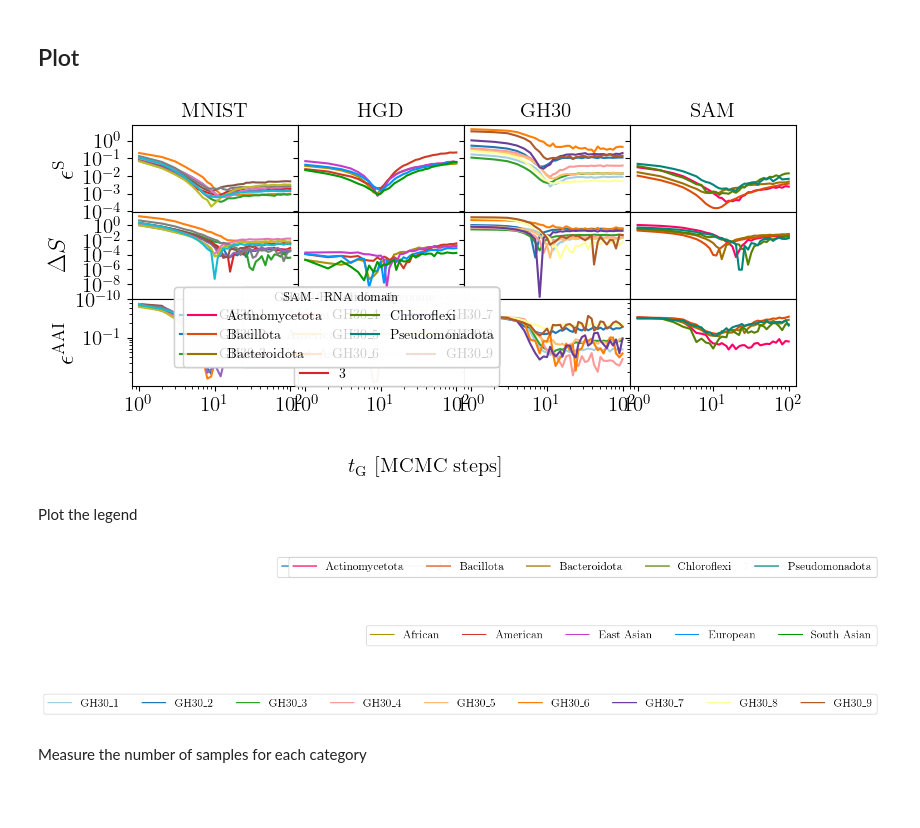
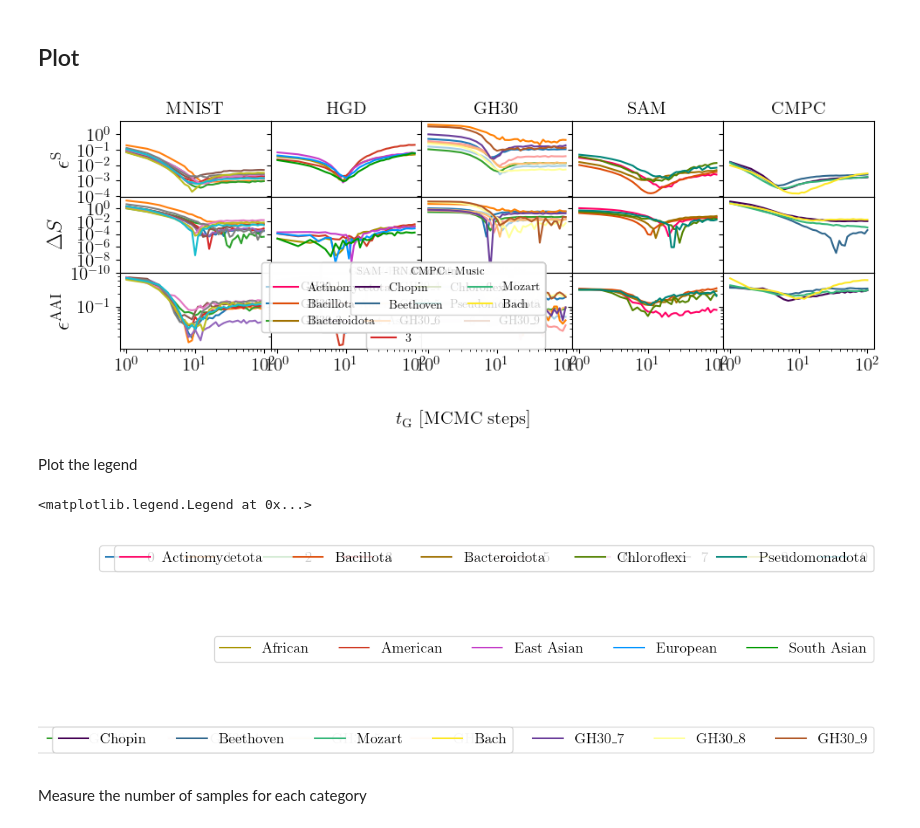
Before and after one commit to DsysDML/FeF, a Jupyter notebook: analysis.ipynb, the cells around one changed output. Saved outputs shown, nothing was run; the diff lists cells and outputs as text; code cells hidden in the pictures; blank space fills up the shorter version.

Commit message:
Added CMPC dataset

```diff
--- a/analysis.ipynb
+++ b/analysis.ipynb
@@ -214,7 +214,7 @@ for tg_index in range(1, len(record_times)):
 record_times = record_times[1:]
 sys.stderr.flush()
 # %%
-#record_times = record_times[1:]
+record_times = record_times[1:]
 # %%
 # save the data
 
@@ -250,15 +250,16 @@ f.close()
 # %% [markdown]
 ## Plot
 # %%
-fig = plt.figure(dpi=100, figsize=(8, 4))
-gs = fig.add_gridspec(3, 4, hspace=0, wspace=0)
-(ax_spectra1, ax_spectra2, ax_spectra3, ax_spectra4), (ax_entropy1, ax_entropy2, ax_entropy3, ax_entropy4), (ax_AAI1, ax_AAI2, ax_AAI3, ax_AAI4) = gs.subplots(sharex='col', sharey='row')
+fig = plt.figure(dpi=100, figsize=(10, 4))
+gs = fig.add_gridspec(3, 5, hspace=0, wspace=0)
+(ax_spectra1, ax_spectra2, ax_spectra3, ax_spectra4, ax_spectra5), (ax_entropy1, ax_entropy2, ax_entropy3, ax_entropy4, ax_entropy5), (ax_AAI1, ax_AAI2, ax_AAI3, ax_AAI4, ax_AAI5) = gs.subplots(sharex='col', sharey='row')
 
 # spectra
-data_MNIST = h5py.File('./results/FeF_scores/FeF_scores-MNIST/score_spectra.h5', 'r')
-data_DNA = h5py.File('./results/FeF_scores/FeF_scores-DNA/score_spectra.h5', 'r')
-data_GH30 = h5py.File('./results/FeF_scores/FeF_scores-GH30/score_spectra.h5', 'r')
-data_SAM = h5py.File('./results/FeF_scores/FeF_scores-SAM-Nh100-train/score_spectra.h5', 'r')
+data_MNIST = h5py.File('/home/lorenzo.rosset/RBM-Proteins/results/FeF_scores/FeF_scores-MNIST/score_spectra.h5', 'r')
+data_DNA = h5py.File('/home/lorenzo.rosset/RBM-Proteins/results/FeF_scores/FeF_scores-DNA/score_spectra.h5', 'r')
+data_GH30 = h5py.File('/home/lorenzo.rosset/RBM-Proteins/results/FeF_scores/FeF_scores-GH30/score_spectra.h5', 'r')
+data_SAM = h5py.File('/home/lorenzo.rosset/RBM-Proteins/results/FeF_scores/FeF_scores-SAM-Nh100-train/score_spectra.h5', 'r')
+data_CMPC = h5py.File('/home/lorenzo.rosset/FeF/results/CMPC/2grad/score_spectra.h5', 'r')
 
 n_labels = len(data_MNIST.keys())
 colors = cm.get_cmap('tab10', n_labels)
@@ -274,6 +275,9 @@ n_labels = len(data_SAM.keys())
 main_colors = ['#FF0064', '#DE4C08', '#A07100', '#538200', '#008579']
 SAM_labels = np.array(list(data_SAM.keys()))
 colors_SAM = {lab : col for lab, col in zip(SAM_labels, main_colors)}
+n_labels = len(data_CMPC.keys())
+colors = cm.get_cmap('viridis', n_labels)
+colors_CMPC = {lab : to_hex(colors(i)) for i, lab in enumerate(data_CMPC.keys())}
 
 ## MNIST
 for label in data_MNIST.keys():
@@ -292,18 +296,30 @@ for label in data_GH30.keys():
 for label in data_SAM.keys():
     ax_spectra4.plot(record_times, data_SAM[label][()], color=colors_SAM[label], label=label)
 
+## CMPC
+labels_map = {
+    '0' : 'Chopin',
+    '1' : 'Beethoven',
+    '2' : 'Mozart',
+    '3' : 'Bach',
+}
+for label in data_CMPC.keys():
+    ax_spectra5.plot(record_times, data_CMPC[label][()], color=colors_CMPC[label], label=labels_map[label])
+
 data_MNIST.close()
 data_DNA.close()
 data_GH30.close()
 data_SAM.close()
+data_CMPC.close()
 
 #######################################################################################
 
 # entropy
-data_MNIST = h5py.File('./results/FeF_scores/FeF_scores-MNIST/score_entropy.h5', 'r')
-data_DNA = h5py.File('./results/FeF_scores/FeF_scores-DNA/score_entropy.h5', 'r')
-data_GH30 = h5py.File('./results/FeF_scores/FeF_scores-GH30/score_entropy.h5', 'r')
-data_SAM = h5py.File('./results/FeF_scores/FeF_scores-SAM-Nh100-train/score_entropy.h5')
+data_MNIST = h5py.File('/home/lorenzo.rosset/RBM-Proteins/results/FeF_scores/FeF_scores-MNIST/score_entropy.h5', 'r')
+data_DNA = h5py.File('/home/lorenzo.rosset/RBM-Proteins/results/FeF_scores/FeF_scores-DNA/score_entropy.h5', 'r')
+data_GH30 = h5py.File('/home/lorenzo.rosset/RBM-Proteins/results/FeF_scores/FeF_scores-GH30/score_entropy.h5', 'r')
+data_SAM = h5py.File('/home/lorenzo.rosset/RBM-Proteins/results/FeF_scores/FeF_scores-SAM-Nh100-train/score_entropy.h5')
+data_CMPC = h5py.File('/home/lorenzo.rosset/FeF/results/CMPC/2grad/score_entropy.h5', 'r')
 
 ## MNIST
 for label in data_MNIST.keys():
@@ -321,19 +337,25 @@ for label in data_GH30.keys():
 for label in data_SAM.keys():
     ax_entropy4.plot(record_times, data_SAM[label][()]**2 + 2e-10, color=colors_SAM[label])
 
+## CMPC
+for label in data_CMPC.keys():
+    ax_entropy5.plot(record_times, data_CMPC[label][()]**2 + 2e-10, color=colors_CMPC[label])
+
 
 data_MNIST.close()
 data_DNA.close()
 data_GH30.close()
 data_SAM.close()
+data_CMPC.close()
 
 #######################################################################################
 
 # AAI
-data_MNIST = h5py.File('./results/FeF_scores/FeF_scores-MNIST/score_AAI.h5', 'r')
-data_DNA = h5py.File('./results/FeF_scores/FeF_scores-DNA/score_AAI.h5', 'r')
-data_GH30 = h5py.File('./results/FeF_scores/FeF_scores-GH30/score_AAI.h5', 'r')
-data_SAM = h5py.File('./results/FeF_scores/FeF_scores-SAM-Nh100-train/score_AAI.h5', 'r')
+data_MNIST = h5py.File('/home/lorenzo.rosset/RBM-Proteins/results/FeF_scores/FeF_scores-MNIST/score_AAI.h5', 'r')
+data_DNA = h5py.File('/home/lorenzo.rosset/RBM-Proteins/results/FeF_scores/FeF_scores-DNA/score_AAI.h5', 'r')
+data_GH30 = h5py.File('/home/lorenzo.rosset/RBM-Proteins/results/FeF_scores/FeF_scores-GH30/score_AAI.h5', 'r')
+data_SAM = h5py.File('/home/lorenzo.rosset/RBM-Proteins/results/FeF_scores/FeF_scores-SAM-Nh100-train/score_AAI.h5', 'r')
+data_CMPC = h5py.File('/home/lorenzo.rosset/FeF/results/CMPC/2grad/score_AAI.h5', 'r')
 
 ## MNIST
 for label in data_MNIST.keys():
@@ -351,10 +373,15 @@ for label in data_GH30.keys():
 for label in data_SAM.keys():
     ax_AAI4.plot(record_times, data_SAM[label][()], color=colors_SAM[label])
 
+## CMPC
+for label in data_CMPC.keys():
+    ax_AAI5.plot(record_times, data_CMPC[label][()], color=colors_CMPC[label])
+
 data_MNIST.close()
 data_DNA.close()
 data_GH30.close()
 data_SAM.close()
+data_CMPC.close()
 
 #######################################################################################
 
@@ -366,41 +393,45 @@ ax_spectra1.set_title('MNIST', size=15)
 ax_spectra2.set_title('HGD', size=15)
 ax_spectra3.set_title('GH30', size=15)
 ax_spectra4.set_title('SAM', size=15)
+ax_spectra5.set_title('CMPC', size=15)
 ax_spectra2.set_xscale('log')
 ax_spectra3.set_xscale('log')
 ax_spectra4.set_xscale('log')
+ax_spectra5.set_xscale('log')
 
 ax_entropy1.set_yscale('log')
 ax_entropy1.set_ylim(1e-10)
 ax_entropy1.set_ylabel(r'$\Delta S$', size=18)
 #ax_entropy1.axhline(y=0., ls='dashed', color='black', alpha=0.5)
 #ax_entropy2.axhline(y=0., ls='dashed', color='black', alpha=0.5)
 #ax_entropy3.axhline(y=0., ls='dashed', color='black', alpha=0.5)
 
 ax_AAI1.set_yscale('log')
 #ax_AAI1.set_ylim(1e-2)
 ax_AAI1.set_ylabel(r'$\epsilon^{\mathrm{AAI}}$', size=18)
 fig.supxlabel(r'$t_{\mathrm{G}}$ [MCMC steps]', size=15)
 
 for ax in fig.get_axes():
     ax.label_outer()
 
 ax_spectra1.yaxis.set_major_locator(LogLocator(base=10.0, numticks=10))
 ax_entropy1.yaxis.set_major_locator(LogLocator(base=10.0, numticks=10))
 ax_AAI1.yaxis.set_major_locator(LogLocator(base=10.0, numticks=20))
 
 h_MNIST, l_MNIST = ax_spectra1.get_legend_handles_labels()
 h_DNA, l_DNA = ax_spectra2.get_legend_handles_labels()
 h_GH30, l_GH30 = ax_spectra3.get_legend_handles_labels()
 h_SAM, l_SAM = ax_spectra4.get_legend_handles_labels()
+h_CMPC, l_CMPC = ax_spectra5.get_legend_handles_labels()
 fig.gca().add_artist(fig.legend(h_MNIST, l_MNIST, ncol=3, bbox_to_anchor=(0.6,0.5), fontsize=10, title='MNIST - Handwritten digits'))
 fig.gca().add_artist(fig.legend(h_DNA, l_DNA, ncol=2, bbox_to_anchor=(0.6,0.5), fontsize=10, title='HGD - Human genome'))
 fig.gca().add_artist(fig.legend(h_GH30, [l.replace('_', '\_') for l in l_GH30], ncol=3, bbox_to_anchor=(0.6,0.5), fontsize=10, title='GH30 - Protein family'))
 fig.gca().add_artist(fig.legend(h_SAM, [l.replace('_', '\_') for l in l_SAM], ncol=2, bbox_to_anchor=(0.6,0.5), fontsize=10, title='SAM - RNA domain'))
+fig.gca().add_artist(fig.legend(h_CMPC, l_CMPC, ncol=2, bbox_to_anchor=(0.6,0.5), fontsize=10, title='CMPC - Music'))
 fig.tight_layout()
-fig.savefig('/home/lorenzo.rosset/Documents/drawings/FeF/svg/scores_vs_time_v3.svg')
+fig.savefig('/home/lorenzo.rosset/FeF/results/images/scores_vs_time_all.svg')
 # %% [output]
-[figure, old version]
+[figure, new version]
 # %% [markdown]
 Plot the legend
 # %%
@@ -408,6 +439,7 @@ h_MNIST, l_MNIST = ax_spectra1.get_legend_handles_labels()
 h_DNA, l_DNA = ax_spectra2.get_legend_handles_labels()
 h_GH30, l_GH30 = ax_spectra3.get_legend_handles_labels()
 h_SAM, l_SAM = ax_spectra4.get_legend_handles_labels()
+h_CMPC, l_CMPC = ax_spectra5.get_legend_handles_labels()
 
 fig = plt.figure(dpi=100, figsize=(15,4))
 ax = plt.subplot(111)
@@ -416,9 +448,11 @@ plt.gca().add_artist(plt.legend(h_MNIST, l_MNIST, loc='upper right', ncol=10))
 plt.gca().add_artist(plt.legend(h_DNA, l_DNA, loc='center right', ncol=5))
 plt.gca().add_artist(plt.legend(h_GH30, [l.replace('_', '\_') for l in l_GH30], loc='lower right', ncol=9))
 plt.gca().add_artist(plt.legend(h_SAM, [l.replace('_', '\_') for l in l_SAM], loc='best', ncol=5))
-plt.savefig('/home/lorenzo.rosset/Desktop/legend.svg')
+plt.gca().add_artist(plt.legend(h_CMPC, l_CMPC, loc='lower left', ncol=5))
+#plt.savefig('/home/lorenzo.rosset/Desktop/legend.svg')
 # %% [output]
+<matplotlib.legend.Legend at 0x...>
-[figure, old version]
+[figure, new version]
 # %% [markdown]
 Measure the number of samples for each category
 # %%
```
Also changed, not shown: parts of 19 cells of this notebook, 8 other files.
